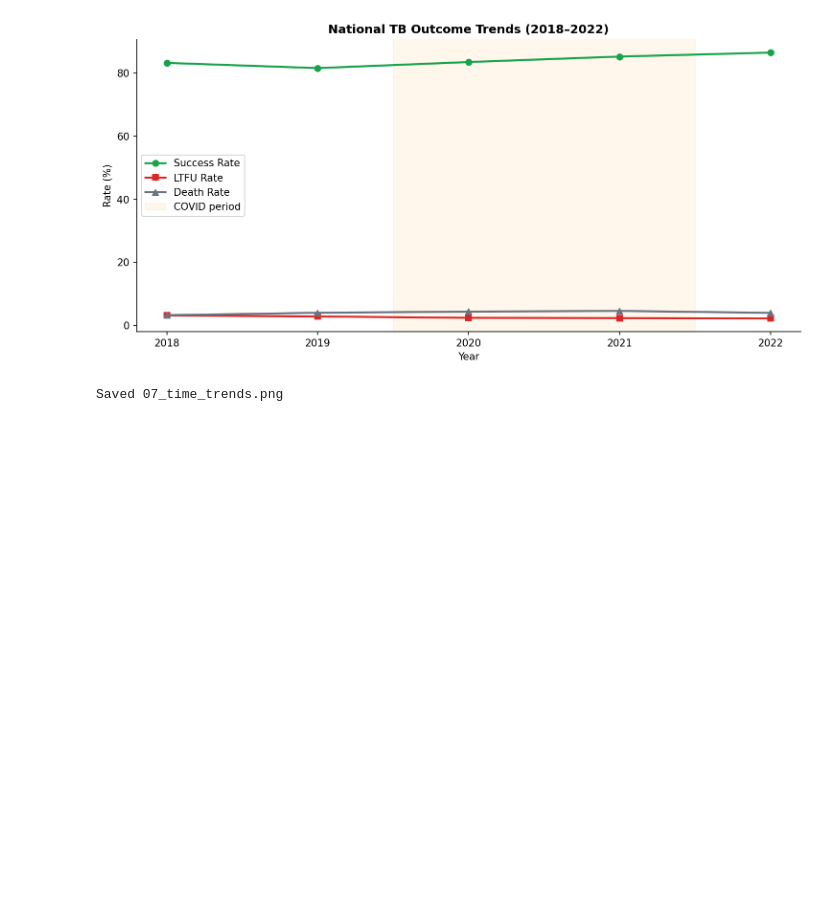
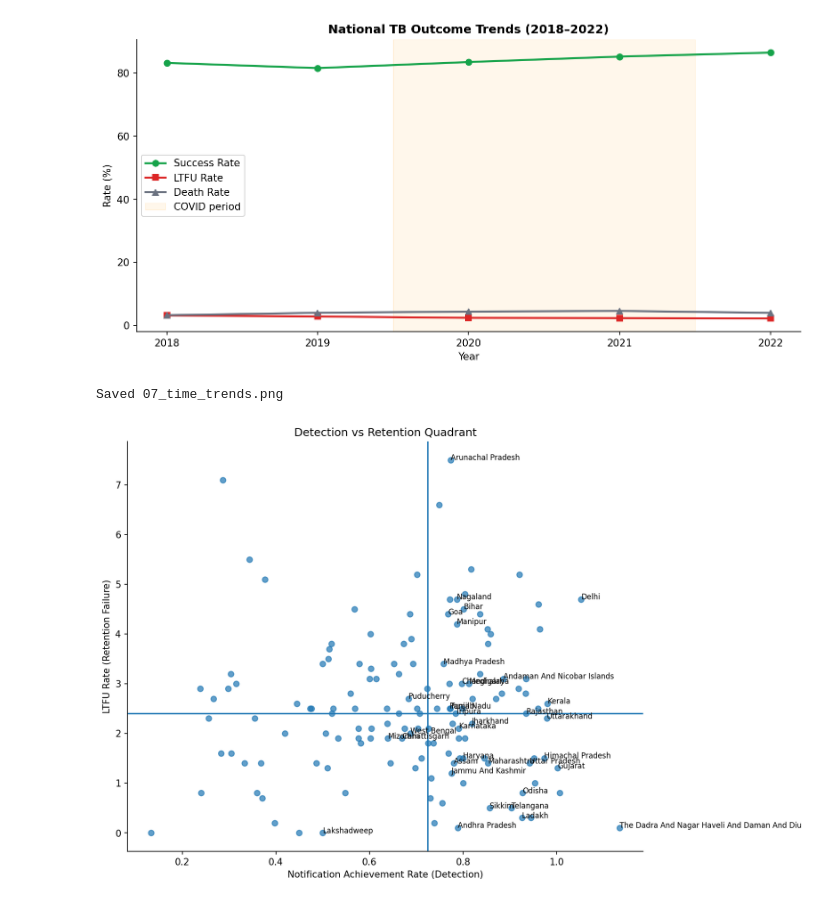
Before and after one commit to PranavAnand587/TB-Analysis, a Jupyter notebook: main.ipynb, the cells around one changed output. Saved outputs shown, nothing was run; the diff lists cells and outputs as text; code cells hidden in the pictures; blank space fills up the shorter version.

```diff
--- a/main.ipynb
+++ b/main.ipynb
@@ -1490,3 +1493,32 @@ print("Saved 07_time_trends.png")
 # %% [output]
 [figure]
 Saved 07_time_trends.png
+# %%
+import matplotlib.pyplot as plt
+
+df_q = panel_reg.copy()
+
+x = df_q["notification_achievement_rate"]
+y = df_q["ltfu_rate"]
+
+x_med = x.median()
+y_med = y.median()
+
+plt.figure(figsize=(10, 8))
+plt.scatter(x, y, alpha=0.7)
+
+# quadrant lines
+plt.axvline(x_med)
+plt.axhline(y_med)
+
+# label states (use last available year per state to avoid clutter)
+latest = df_q.sort_values("Year").groupby("StateName").tail(1)
+for _, row in latest.iterrows():
+    plt.text(row["notification_achievement_rate"], row["ltfu_rate"], row["StateName"], fontsize=8)
+
+plt.xlabel("Notification Achievement Rate (Detection)")
+plt.ylabel("LTFU Rate (Retention Failure)")
+plt.title("Detection vs Retention Quadrant")
+plt.show()
+# %% [output]
+[figure, added]
```
Also changed, not shown: parts of 2 cells of this notebook.
